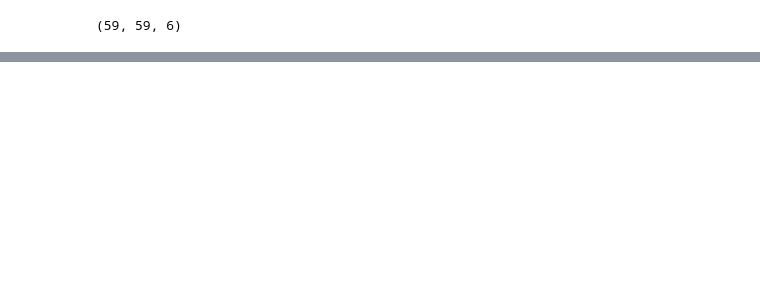
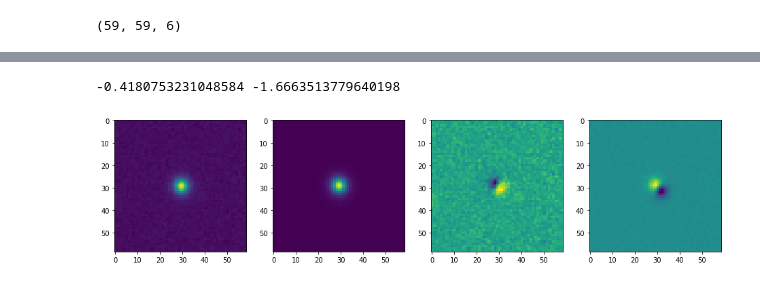
Before and after one commit to astrodeepnet/debvader, a Jupyter notebook: Untitled.ipynb, the cells around one changed output, grey strips where cells are left out. Saved outputs shown, nothing was run; the diff lists cells and outputs as text; code cells hidden in the pictures; blank space fills up the shorter version.

```diff
--- a/Untitled.ipynb
+++ b/Untitled.ipynb
@@ -110,3 +164,15 @@ opt = optimize.minimize(fun,(0,0),args=(test_images[6],output[6]), bounds=bnds)
+# %%
+fig, axes = plt.subplots(1,4, figsize= (16,4))
+
+axes[0].imshow(test_images[7,:,:,2])
+axes[1].imshow(output[7,:,:,2])
+axes[2].imshow(test_images[7,:,:,2]-output[7,:,:,2])
+axes[3].imshow(test_images[7,:,:,2]-np.roll(output[7,:,:,2],shift = 2,axis = (0,1)))
+
+print(np.min(test_images[7,:,:,2]-output[7,:,:,2]), np.min(test_images[7,:,:,2]-np.roll(output[7,:,:,2],shift = 2,axis = (0,1))))
+# %% [output]
+-0.4180753231048584 -1.6663513779640198
+[figure, added]
 # %%
 opt
 # %% [output]
```
Also changed, not shown: parts of 23 cells of this notebook, 1 other file.
